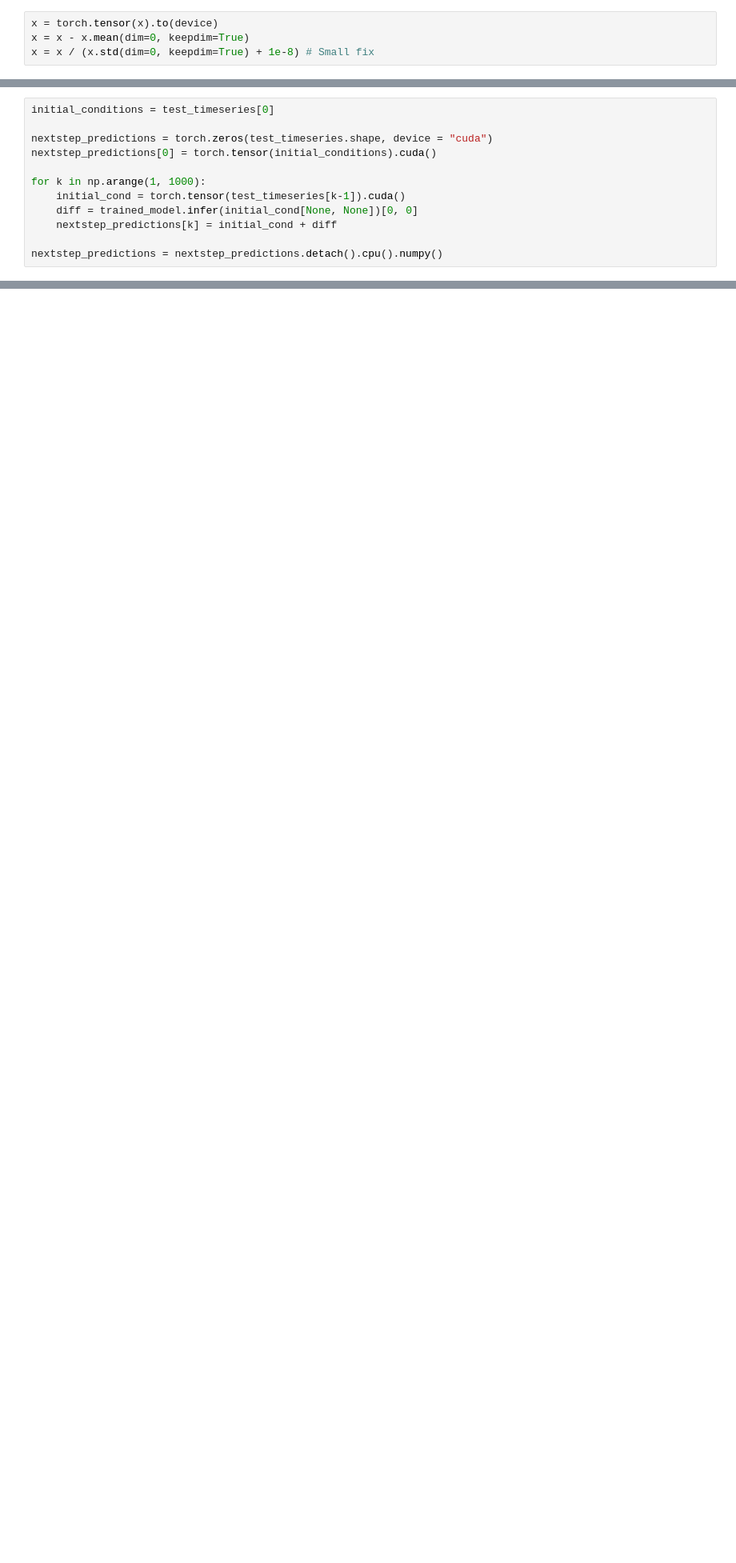
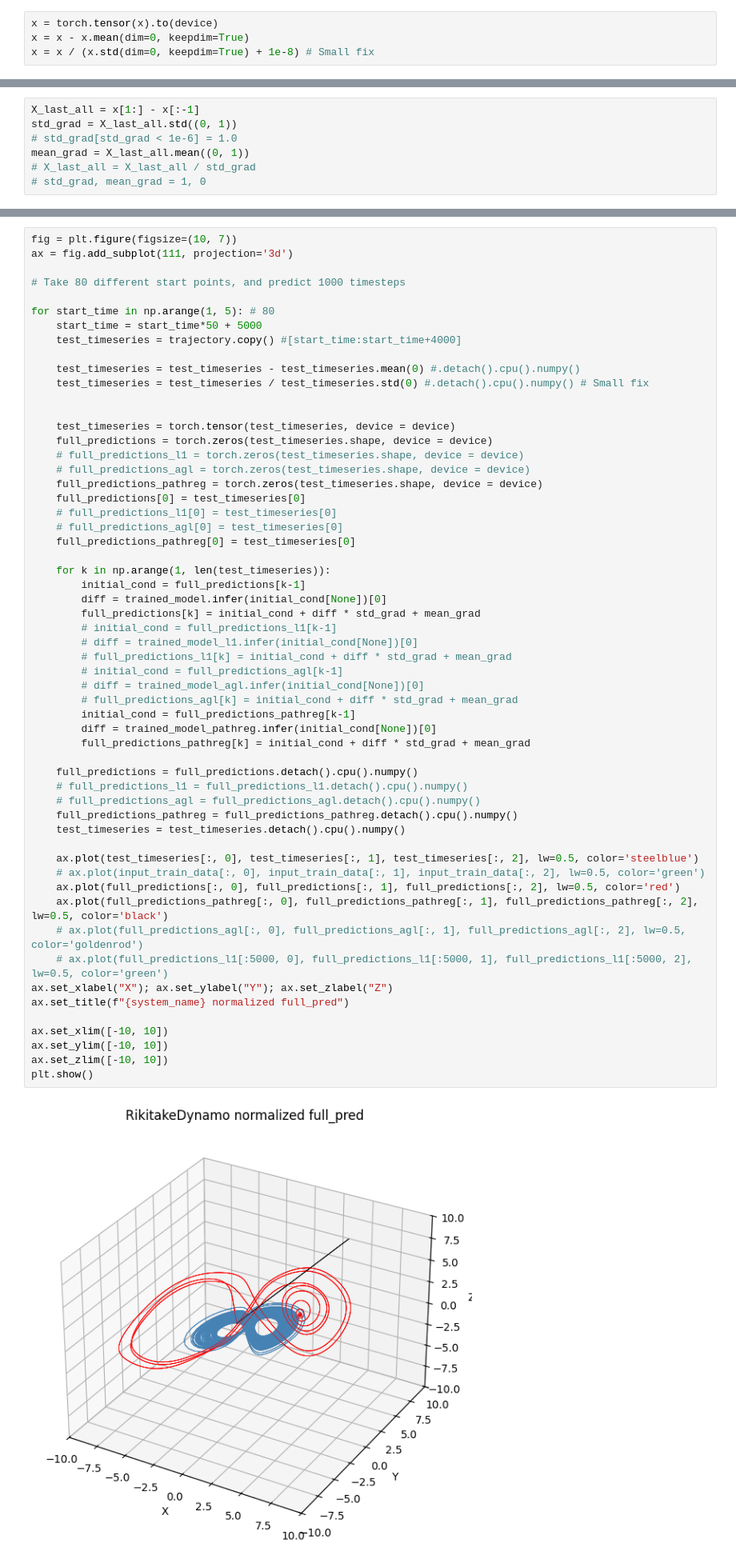
Before and after one commit to julienboussard/ODEDriverIdentifiability, a Jupyter notebook: notebooks/3D_trajectories.ipynb, the cells around one changed output, grey strips where cells are left out. Shown at 80% size. Cells and saved outputs as stored; diff of their text form; blank space fills up the shorter version.

```diff
--- a/notebooks/3D_trajectories.ipynb
+++ b/notebooks/3D_trajectories.ipynb
@@ -269,12 +251,0 @@ for k in np.arange(1, 1000):
-# %%
-initial_conditions = test_timeseries[0]
-
-nextstep_predictions = torch.zeros(test_timeseries.shape, device = "cuda")
-nextstep_predictions[0] = torch.tensor(initial_conditions).cuda()
-
-for k in np.arange(1, 1000):
-    initial_cond = torch.tensor(test_timeseries[k-1]).cuda()
-    diff = trained_model.infer(initial_cond[None, None])[0, 0]
-    nextstep_predictions[k] = initial_cond + diff
-
-nextstep_predictions = nextstep_predictions.detach().cpu().numpy()
@@ -347,0 +252,7 @@ plt.show()
+# %%
+X_last_all = x[1:] - x[:-1]
+std_grad = X_last_all.std((0, 1))
+# std_grad[std_grad < 1e-6] = 1.0
+mean_grad = X_last_all.mean((0, 1))
+# X_last_all = X_last_all / std_grad
+# std_grad, mean_grad = 1, 0
@@ -347,0 +312,59 @@ plt.show()
+# %%
+fig = plt.figure(figsize=(10, 7))
+ax = fig.add_subplot(111, projection='3d')
+
+# Take 80 different start points, and predict 1000 timesteps
+
+for start_time in np.arange(1, 5): # 80
+    start_time = start_time*50 + 5000
+    test_timeseries = trajectory.copy() #[start_time:start_time+4000]
+
+    test_timeseries = test_timeseries - test_timeseries.mean(0) #.detach().cpu().numpy()
+    test_timeseries = test_timeseries / test_timeseries.std(0) #.detach().cpu().numpy() # Small fix
+
+
+    test_timeseries = torch.tensor(test_timeseries, device = device)
+    full_predictions = torch.zeros(test_timeseries.shape, device = device)
+    # full_predictions_l1 = torch.zeros(test_timeseries.shape, device = device)
+    # full_predictions_agl = torch.zeros(test_timeseries.shape, device = device)
+    full_predictions_pathreg = torch.zeros(test_timeseries.shape, device = device)
+    full_predictions[0] = test_timeseries[0]
+    # full_predictions_l1[0] = test_timeseries[0]
+    # full_predictions_agl[0] = test_timeseries[0]
+    full_predictions_pathreg[0] = test_timeseries[0]
+
+    for k in np.arange(1, len(test_timeseries)):
+        initial_cond = full_predictions[k-1]
+        diff = trained_model.infer(initial_cond[None])[0]
+        full_predictions[k] = initial_cond + diff * std_grad + mean_grad
+        # initial_cond = full_predictions_l1[k-1]
+        # diff = trained_model_l1.infer(initial_cond[None])[0]
+        # full_predictions_l1[k] = initial_cond + diff * std_grad + mean_grad
+        # initial_cond = full_predictions_agl[k-1]
+        # diff = trained_model_agl.infer(initial_cond[None])[0]
+        # full_predictions_agl[k] = initial_cond + diff * std_grad + mean_grad
+        initial_cond = full_predictions_pathreg[k-1]
+        diff = trained_model_pathreg.infer(initial_cond[None])[0]
+        full_predictions_pathreg[k] = initial_cond + diff * std_grad + mean_grad
+
+    full_predictions = full_predictions.detach().cpu().numpy()
+    # full_predictions_l1 = full_predictions_l1.detach().cpu().numpy()
+    # full_predictions_agl = full_predictions_agl.detach().cpu().numpy()
+    full_predictions_pathreg = full_predictions_pathreg.detach().cpu().numpy()
+    test_timeseries = test_timeseries.detach().cpu().numpy()
+
+    ax.plot(test_timeseries[:, 0], test_timeseries[:, 1], test_timeseries[:, 2], lw=0.5, color='steelblue')
+    # ax.plot(input_train_data[:, 0], input_train_data[:, 1], input_train_data[:, 2], lw=0.5, color='green')
+    ax.plot(full_predictions[:, 0], full_predictions[:, 1], full_predictions[:, 2], lw=0.5, color='red')
+    ax.plot(full_predictions_pathreg[:, 0], full_predictions_pathreg[:, 1], full_predictions_pathreg[:, 2], lw=0.5, color='black')
+    # ax.plot(full_predictions_agl[:, 0], full_predictions_agl[:, 1], full_predictions_agl[:, 2], lw=0.5, color='goldenrod')
+    # ax.plot(full_predictions_l1[:5000, 0], full_predictions_l1[:5000, 1], full_predictions_l1[:5000, 2], lw=0.5, color='green')
+ax.set_xlabel("X"); ax.set_ylabel("Y"); ax.set_zlabel("Z")
+ax.set_title(f"{system_name} normalized full_pred")
+
+ax.set_xlim([-10, 10])
+ax.set_ylim([-10, 10])
+ax.set_zlim([-10, 10])
+plt.show()
+# %% [output]
+[figure, added]
```
Also changed, not shown: parts of 67 cells of this notebook, 13 other files.
